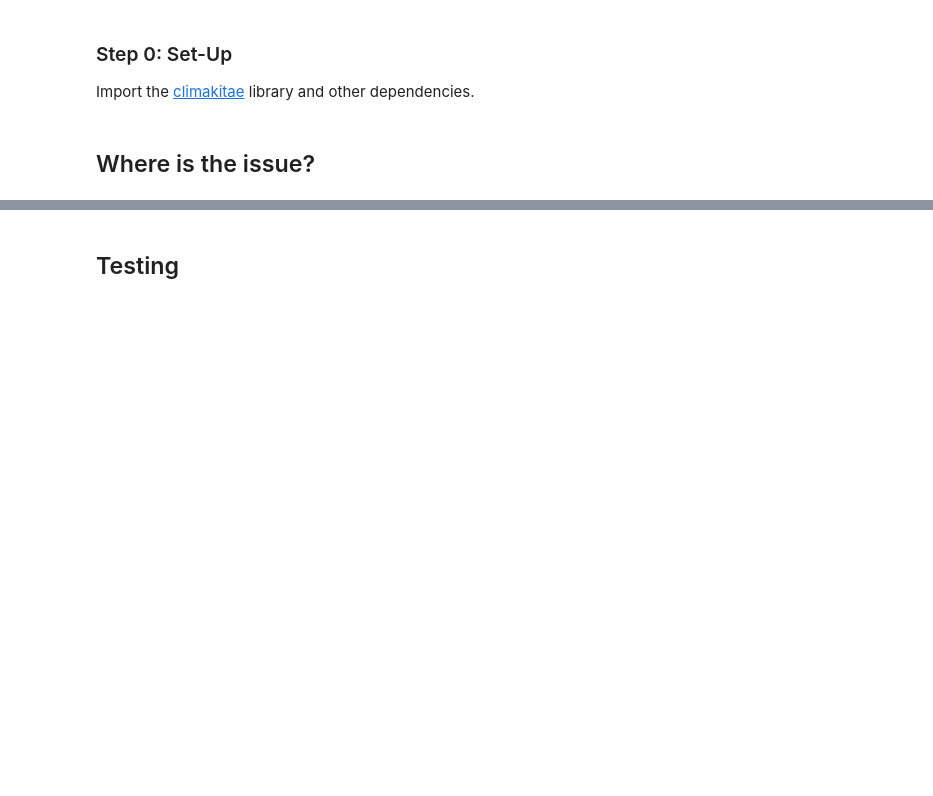
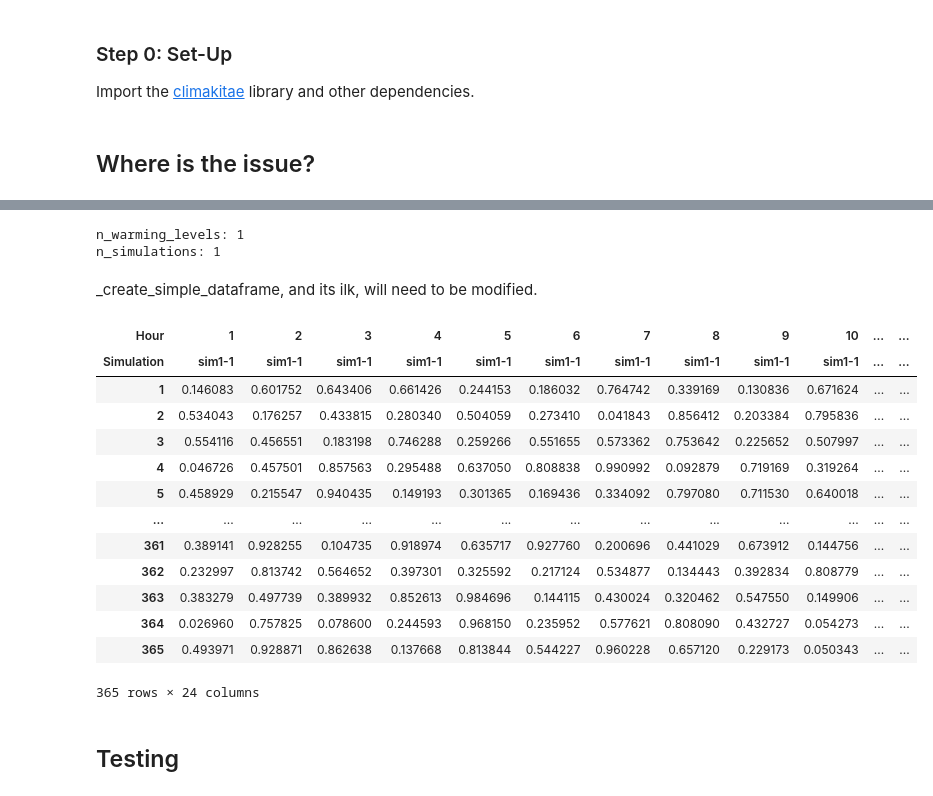
Before and after one commit to cal-adapt/climakitae, a Jupyter notebook: DEV_sy_export.ipynb, the cells around one changed output, grey strips where cells are left out. Drawn from its saved outputs; the diff is of its cells as text; code cells hidden in the pictures; blank space fills up the shorter version.

Commit message:
_create_simple_dataframe, and its ilk, will need to be modified

```diff
--- a/DEV_sy_export.ipynb
+++ b/DEV_sy_export.ipynb
@@ -28,2 +40,25 @@ warnings.filterwarnings("ignore")
 # %% [markdown]
 ## Where is the issue?
+# %%
+time_delta = pd.date_range(
+    "2020-01-01", periods=8760, freq="h"
+)  # 1 year of hourly data
+warming_levels = [1.5]
+simulations = ["sim1"]
+
+# Create test data with proper dimensions
+data = np.random.rand(len(warming_levels), len(time_delta), len(simulations))
+
+sample_data = xr.DataArray(
+    data,
+    dims=["warming_level", "time_delta", "simulation"],
+    coords={
+        "warming_level": warming_levels,
+        "time_delta": time_delta,
+        "simulation": simulations,
+    },
+    attrs={"units": "degC", "variable_id": "tasmax"},
+)
+# %%
+days_in_year = 365
+hours_in_year = 8760
@@ -29,0 +358,2 @@ warnings.filterwarnings("ignore")
+# %%
+profile_data_reshaped, profile_data_1d = compute_profile(sample_data, days_in_year=365, q=0.5)
@@ -29,0 +457,23 @@ warnings.filterwarnings("ignore")
+# %%
+# Create the multi-index DataFrame structure
+df_profile_reshaped = _construct_profile_dataframe(
+    profile_data=profile_data_reshaped,
+    warming_levels=warming_levels,
+    simulations=simulations,
+    sim_label_func=_get_simulation_label,
+    days_in_year=days_in_year,
+    hours_per_day=hours_per_day,
+)
+# %% [output]
+n_warming_levels: 1
+n_simulations: 1
+# %%
+profile_data=profile_data_reshaped
+warming_levels=warming_levels
+simulations=simulations
+sim_label_func=_get_simulation_label
+days_in_year=days_in_year
+hours_per_day=hours_per_day
+hours = np.arange(1, 25, 1)
+# %% [markdown]
+_create_simple_dataframe, and its ilk, will need to be modified.
@@ -30,3 +537,28 @@ warnings.filterwarnings("ignore")
+# %%
+test_profile = _create_simple_dataframe(
+            profile_data,
+            warming_levels[0],
+            simulations[0],
+            sim_label_func,
+            days_in_year,
+            hours,
+            hours_per_day,
+        )
+# %% [output]
+| Hour | 1 | 2 | 3 | 4 | 5 | 6 | 7 | 8 | 9 | 10 | ... | ... |
+| Simulation | sim1-1 | sim1-1 | sim1-1 | sim1-1 | sim1-1 | sim1-1 | sim1-1 | sim1-1 | sim1-1 | sim1-1 | ... | ... |
+| 1 | 0.146083 | 0.601752 | 0.643406 | 0.661426 | 0.244153 | 0.186032 | 0.764742 | 0.339169 | 0.130836 | 0.671624 | ... | ... |
+| 2 | 0.534043 | 0.176257 | 0.433815 | 0.280340 | 0.504059 | 0.273410 | 0.041843 | 0.856412 | 0.203384 | 0.795836 | ... | ... |
+| 3 | 0.554116 | 0.456551 | 0.183198 | 0.746288 | 0.259266 | 0.551655 | 0.573362 | 0.753642 | 0.225652 | 0.507997 | ... | ... |
+| 4 | 0.046726 | 0.457501 | 0.857563 | 0.295488 | 0.637050 | 0.808838 | 0.990992 | 0.092879 | 0.719169 | 0.319264 | ... | ... |
+| 5 | 0.458929 | 0.215547 | 0.940435 | 0.149193 | 0.301365 | 0.169436 | 0.334092 | 0.797080 | 0.711530 | 0.640018 | ... | ... |
+| ... | ... | ... | ... | ... | ... | ... | ... | ... | ... | ... | ... | ... |
+| 361 | 0.389141 | 0.928255 | 0.104735 | 0.918974 | 0.635717 | 0.927760 | 0.200696 | 0.441029 | 0.673912 | 0.144756 | ... | ... |
+| 362 | 0.232997 | 0.813742 | 0.564652 | 0.397301 | 0.325592 | 0.217124 | 0.534877 | 0.134443 | 0.392834 | 0.808779 | ... | ... |
+| 363 | 0.383279 | 0.497739 | 0.389932 | 0.852613 | 0.984696 | 0.144115 | 0.430024 | 0.320462 | 0.547550 | 0.149906 | ... | ... |
+| 364 | 0.026960 | 0.757825 | 0.078600 | 0.244593 | 0.968150 | 0.235952 | 0.577621 | 0.808090 | 0.432727 | 0.054273 | ... | ... |
+| 365 | 0.493971 | 0.928871 | 0.862638 | 0.137668 | 0.813844 | 0.544227 | 0.960228 | 0.657120 | 0.229173 | 0.050343 | ... | ... |
+365 rows × 24 columns
 # %% [markdown]
 ## Testing
 # %%
```
Also changed, not shown: parts of 8 cells of this notebook.
